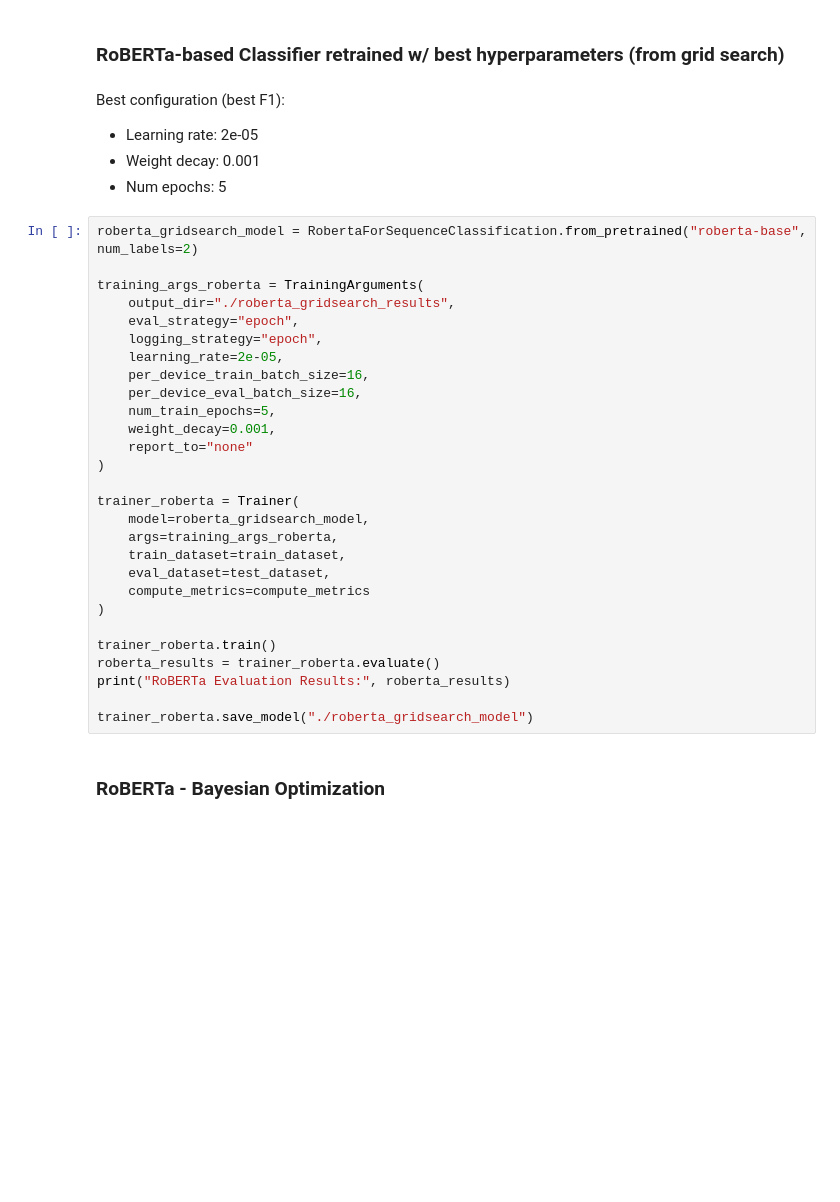
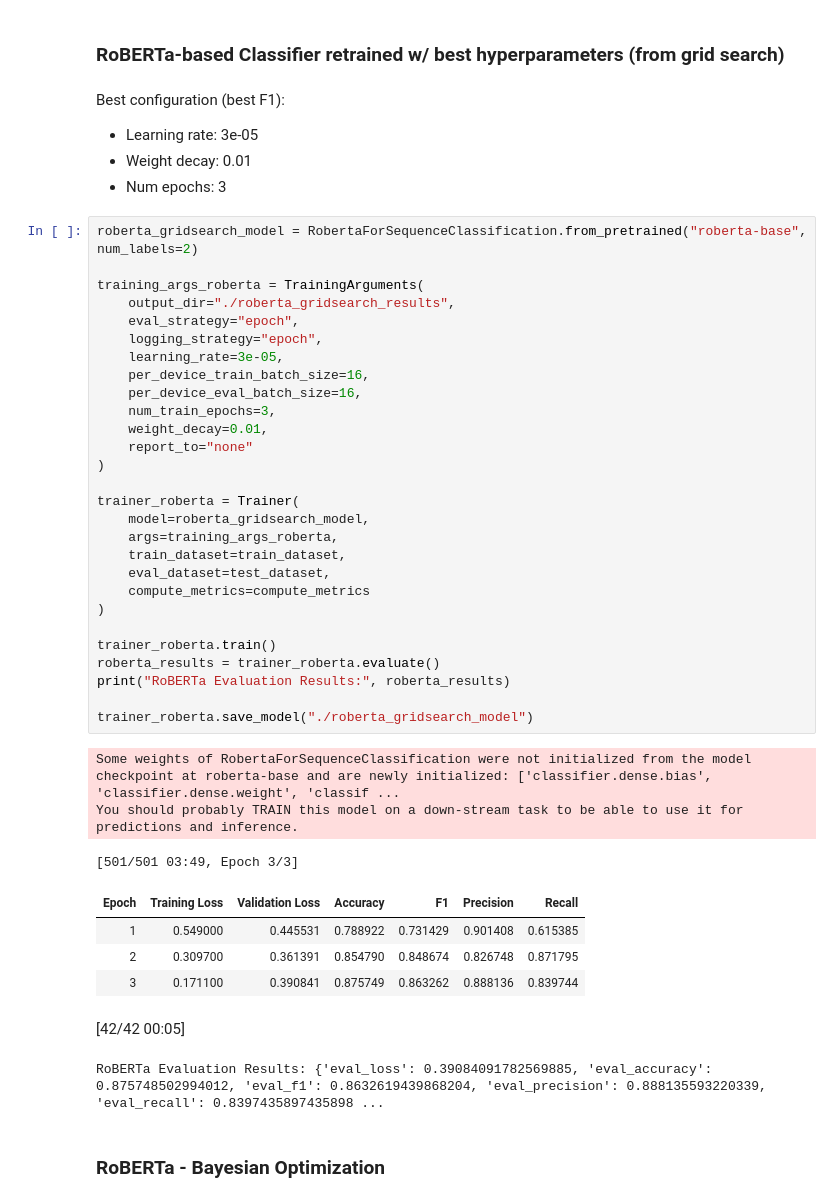
Before and after one commit to VridhiJ/CIS519, a Jupyter notebook: News_Source_Classification.ipynb, the cells around one changed output. Drawn from its saved outputs; the diff is of its cells as text; blank space fills up the shorter version.

Commit message:
roberta grid search

```diff
--- a/News_Source_Classification.ipynb
+++ b/News_Source_Classification.ipynb
@@ -868,37 +871,47 @@ You should probably TRAIN this model on a down-stream task to be able to use it
 ### RoBERTa-based Classifier retrained w/ best hyperparameters (from grid search)
 # %% [markdown]
 Best configuration (best F1):
-- Learning rate: 2e-05
-- Weight decay: 0.001
-- Num epochs: 5
+- Learning rate: 3e-05
+- Weight decay: 0.01
+- Num epochs: 3
 # %%
 roberta_gridsearch_model = RobertaForSequenceClassification.from_pretrained("roberta-base", num_labels=2)
 
 training_args_roberta = TrainingArguments(
     output_dir="./roberta_gridsearch_results",
     eval_strategy="epoch",
     logging_strategy="epoch",
-    learning_rate=2e-05,
+    learning_rate=3e-05,
     per_device_train_batch_size=16,
     per_device_eval_batch_size=16,
-    num_train_epochs=5,
-    weight_decay=0.001,
+    num_train_epochs=3,
+    weight_decay=0.01,
     report_to="none"
 )
 
 trainer_roberta = Trainer(
     model=roberta_gridsearch_model,
     args=training_args_roberta,
     train_dataset=train_dataset,
     eval_dataset=test_dataset,
     compute_metrics=compute_metrics
 )
 
 trainer_roberta.train()
 roberta_results = trainer_roberta.evaluate()
 print("RoBERTa Evaluation Results:", roberta_results)
 
 trainer_roberta.save_model("./roberta_gridsearch_model")
+# %% [output]
+Some weights of RobertaForSequenceClassification were not initialized from the model checkpoint at roberta-base and are newly initialized: ['classifier.dense.bias', 'classifier.dense.weight', 'classif ...
+You should probably TRAIN this model on a down-stream task to be able to use it for predictions and inference.
+[501/501 03:49, Epoch 3/3]
+| Epoch | Training Loss | Validation Loss | Accuracy | F1 | Precision | Recall |
+| 1 | 0.549000 | 0.445531 | 0.788922 | 0.731429 | 0.901408 | 0.615385 |
+| 2 | 0.309700 | 0.361391 | 0.854790 | 0.848674 | 0.826748 | 0.871795 |
+| 3 | 0.171100 | 0.390841 | 0.875749 | 0.863262 | 0.888136 | 0.839744 |
+[42/42 00:05]
+RoBERTa Evaluation Results: {'eval_loss': 0.39084091782569885, 'eval_accuracy': 0.875748502994012, 'eval_f1': 0.8632619439868204, 'eval_precision': 0.888135593220339, 'eval_recall': 0.8397435897435898 ...
 # %% [markdown]
 ### RoBERTa - Bayesian Optimization
 # %%
```
Also changed, not shown: parts of 5 cells of this notebook.
